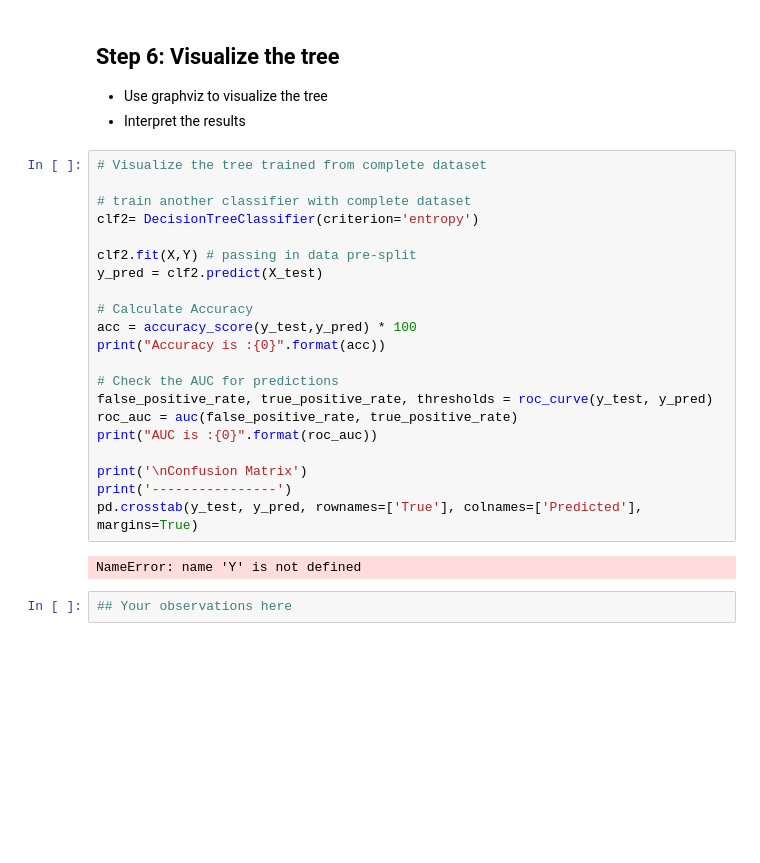
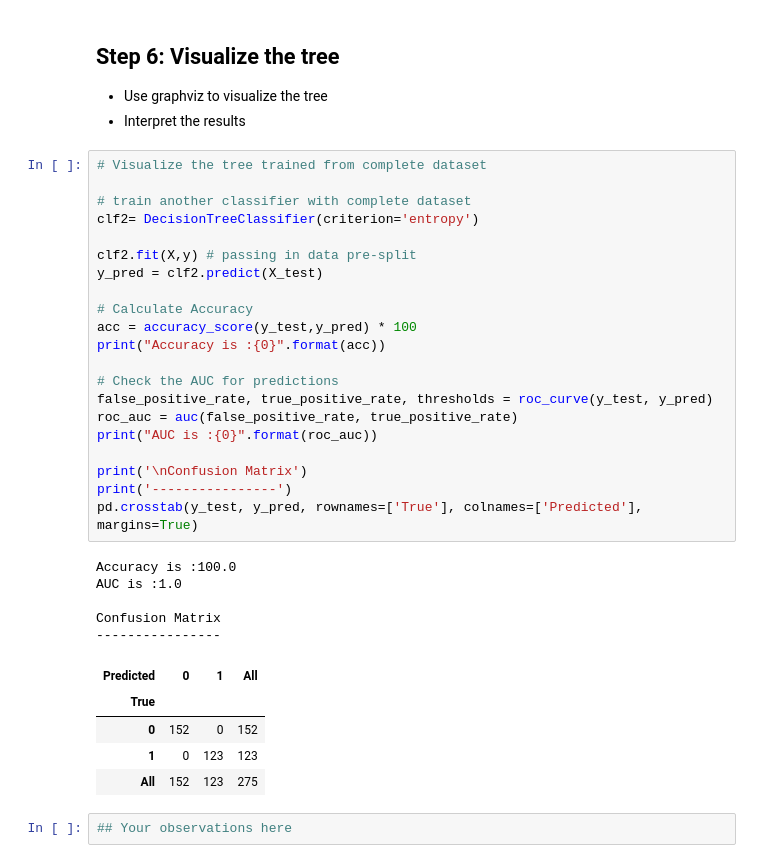
Before and after one commit to ZMBailey/dsc-3-31-07-decision-tree-scikitlearn-lab-seattle-ds-career-040119, a Jupyter notebook: index.ipynb, the cells around one changed output. Saved outputs shown, nothing was run; the diff lists cells and outputs as text; blank space fills up the shorter version.

```diff
--- a/index.ipynb
+++ b/index.ipynb
@@ -162,26 +162,35 @@ Confusion Matrix
 # %%
 # Visualize the tree trained from complete dataset
 
 # train another classifier with complete dataset
 clf2= DecisionTreeClassifier(criterion='entropy')
 
-clf2.fit(X,Y) # passing in data pre-split
+clf2.fit(X,y) # passing in data pre-split
 y_pred = clf2.predict(X_test)
 
 # Calculate Accuracy
 acc = accuracy_score(y_test,y_pred) * 100
 print("Accuracy is :{0}".format(acc))
 
 # Check the AUC for predictions
 false_positive_rate, true_positive_rate, thresholds = roc_curve(y_test, y_pred)
 roc_auc = auc(false_positive_rate, true_positive_rate)
 print("AUC is :{0}".format(roc_auc))
 
 print('\nConfusion Matrix')
 print('----------------')
 pd.crosstab(y_test, y_pred, rownames=['True'], colnames=['Predicted'], margins=True)
 # %% [output]
-NameError: name 'Y' is not defined
+Accuracy is :100.0
+AUC is :1.0
+
+Confusion Matrix
+----------------
+| Predicted | 0 | 1 | All |
+| True |  |  |  |
+| 0 | 152 | 0 | 152 |
+| 1 | 0 | 123 | 123 |
+| All | 152 | 123 | 275 |
 # %%
 ## Your observations here
 # %% [markdown]
```
